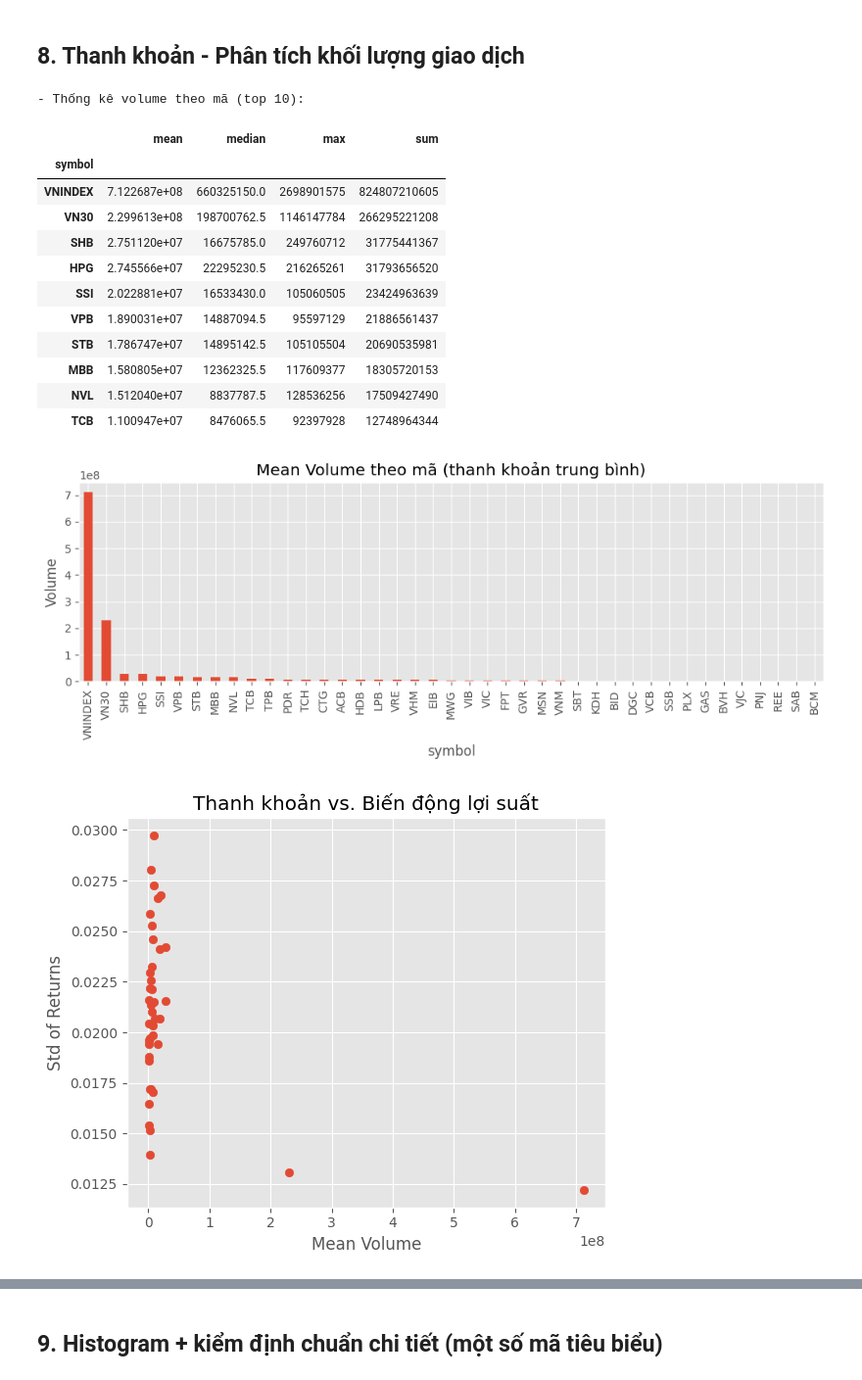
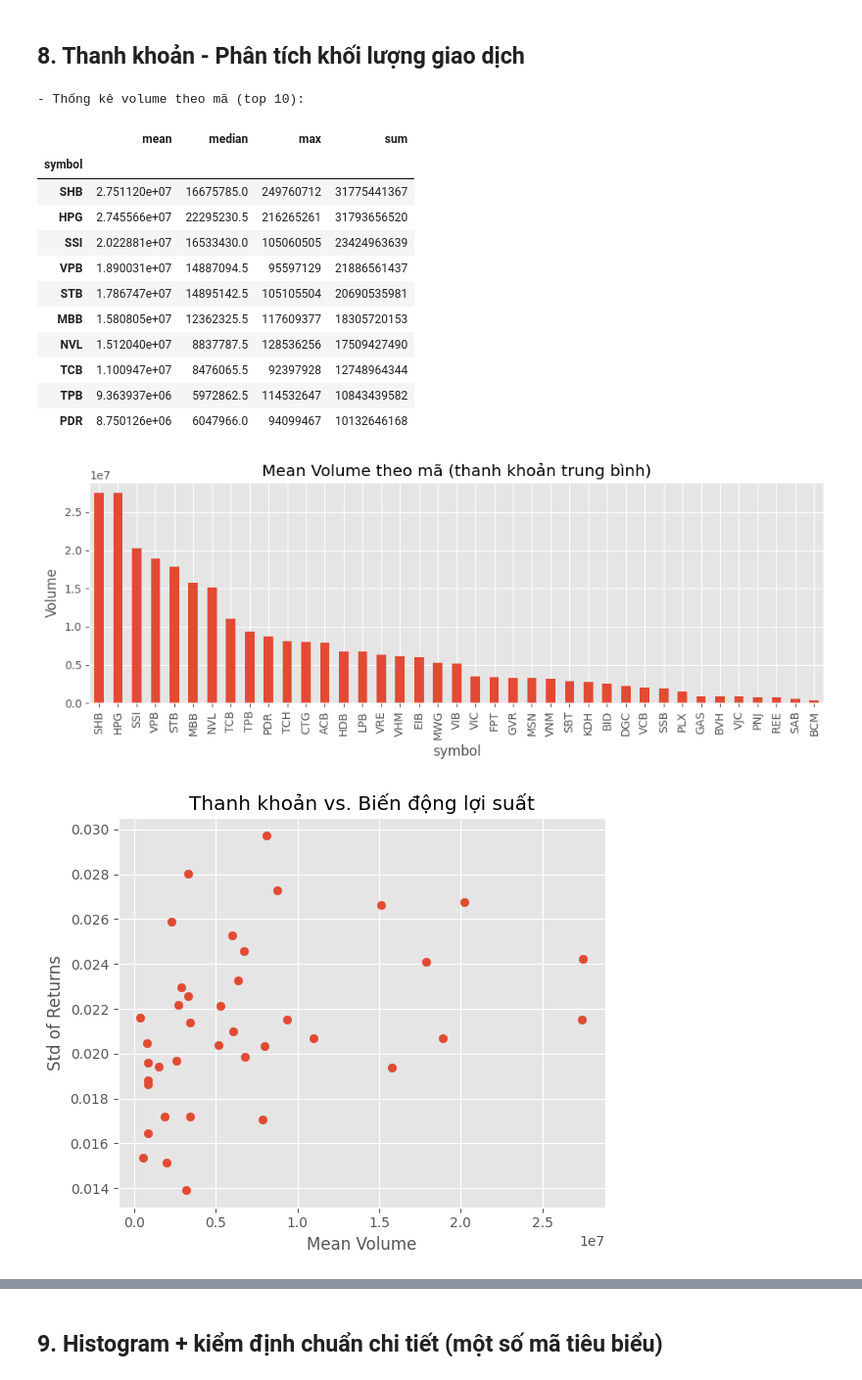
Before and after one commit to qdatether/Big_Data_Analytics, a Jupyter notebook: docs/EDA.ipynb, the cells around one changed output, grey strips where cells are left out. Shown at 98% size. Cells and saved outputs as stored; diff of their text form; code cells hidden in the pictures.

```diff
--- a/docs/EDA.ipynb
+++ b/docs/EDA.ipynb
@@ -378,7 +378,14 @@ hline(
 # %% [markdown]
 ## 8. Thanh khoản - Phân tích khối lượng giao dịch
 # %%
-vol_stats = df.groupby("symbol")["volume"].agg(["mean", "median", "max", "sum"]).sort_values("mean", ascending=False)
+exclude = ["VN30", "VNINDEX", "VN30INDEX"]
+df_filtered = df[~df["symbol"].isin(exclude)]
+
+vol_stats = (
+    df_filtered.groupby("symbol")["volume"]
+      .agg(["mean", "median", "max", "sum"])
+      .sort_values("mean", ascending=False)
+)
 
 print("- Thống kê volume theo mã (top 10):")
 display(vol_stats.head(10))
@@ -390,37 +397,38 @@ plt.ylabel("Volume")
 plt.tight_layout()
 plt.show()
 
 # Liên hệ giữa thanh khoản và độ biến động
 merged_vol_volatility = vol_stats.join(desc[["std"]])
+
 plt.figure(figsize=(6,5))
 plt.scatter(merged_vol_volatility["mean"], merged_vol_volatility["std"])
 plt.xlabel("Mean Volume")
 plt.ylabel("Std of Returns")
 plt.title("Thanh khoản vs. Biến động lợi suất")
 plt.tight_layout()
 plt.show()
 
 hline(
     "- Một số mã có thanh khoản vượt trội so với phần còn lại, thường là các bluechip đầu ngành.\n"
     "- Thanh khoản cao kết hợp với độ biến động lớn khiến các mã này dễ trở thành kênh lan truyền thông tin và rủi ro.\n"
     "- Mối tương quan dương giữa volume trung bình và độ biến động gợi ý vai trò đặc biệt của các cổ phiếu vừa 'to' vừa 'dao động mạnh'."
 )
 # %% [output]
 - Thống kê volume theo mã (top 10):
 |  | mean | median | max | sum |
 | symbol |  |  |  |  |
-| VNINDEX | 7.122687e+08 | 660325150.0 | 2698901575 | 824807210605 |
-| VN30 | 2.299613e+08 | 198700762.5 | 1146147784 | 266295221208 |
 | SHB | 2.751120e+07 | 16675785.0 | 249760712 | 31775441367 |
 | HPG | 2.745566e+07 | 22295230.5 | 216265261 | 31793656520 |
 | SSI | 2.022881e+07 | 16533430.0 | 105060505 | 23424963639 |
 | VPB | 1.890031e+07 | 14887094.5 | 95597129 | 21886561437 |
 | STB | 1.786747e+07 | 14895142.5 | 105105504 | 20690535981 |
 | MBB | 1.580805e+07 | 12362325.5 | 117609377 | 18305720153 |
 | NVL | 1.512040e+07 | 8837787.5 | 128536256 | 17509427490 |
 | TCB | 1.100947e+07 | 8476065.5 | 92397928 | 12748964344 |
+| TPB | 9.363937e+06 | 5972862.5 | 114532647 | 10843439582 |
+| PDR | 8.750126e+06 | 6047966.0 | 94099467 | 10132646168 |
-[figure, old version]
+[figure, new version]
-[figure, old version]
+[figure, new version]
 --------------------------------------------------------------------------------
 📌 KẾT LUẬN / DIỄN GIẢI:
 - Một số mã có thanh khoản vượt trội so với phần còn lại, thường là các bluechip đầu ngành.
```
Also changed, not shown: parts of 10 cells of this notebook.
